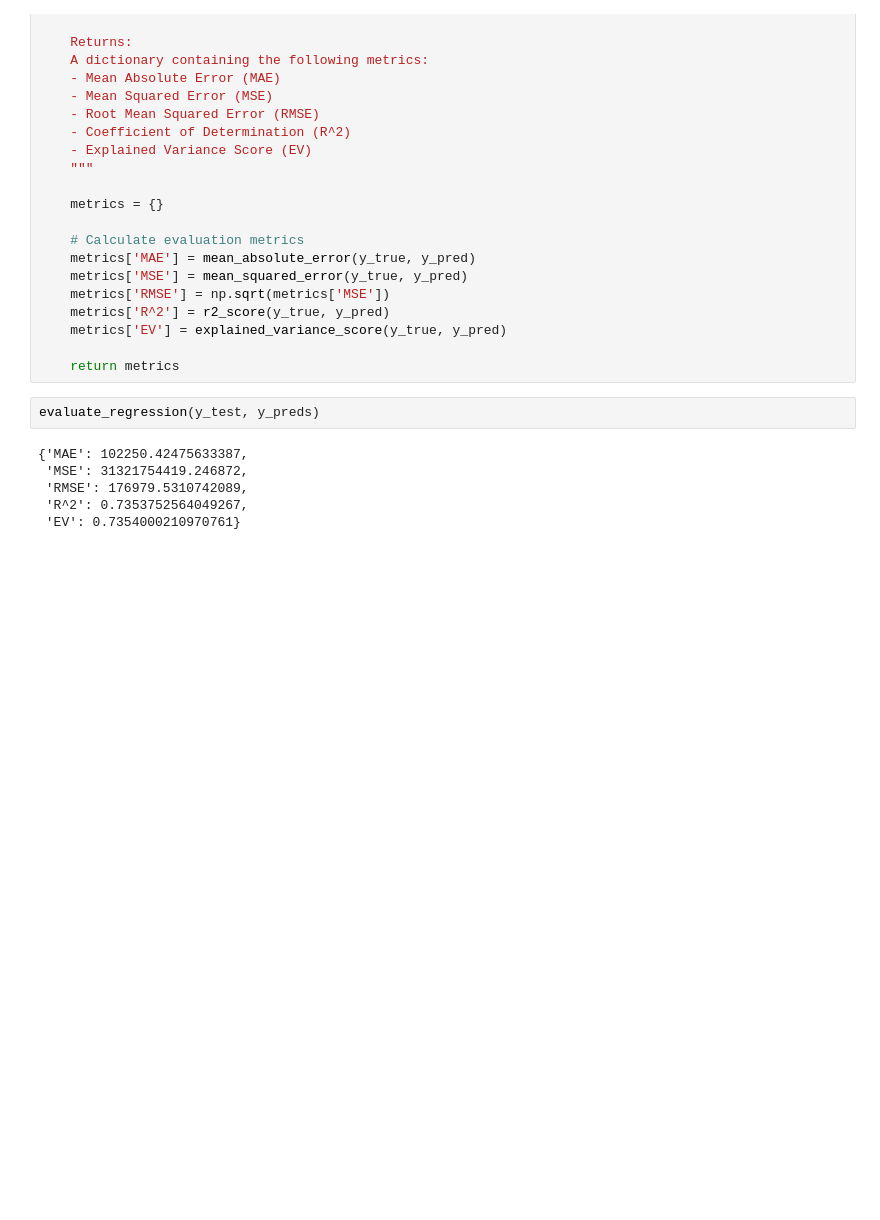
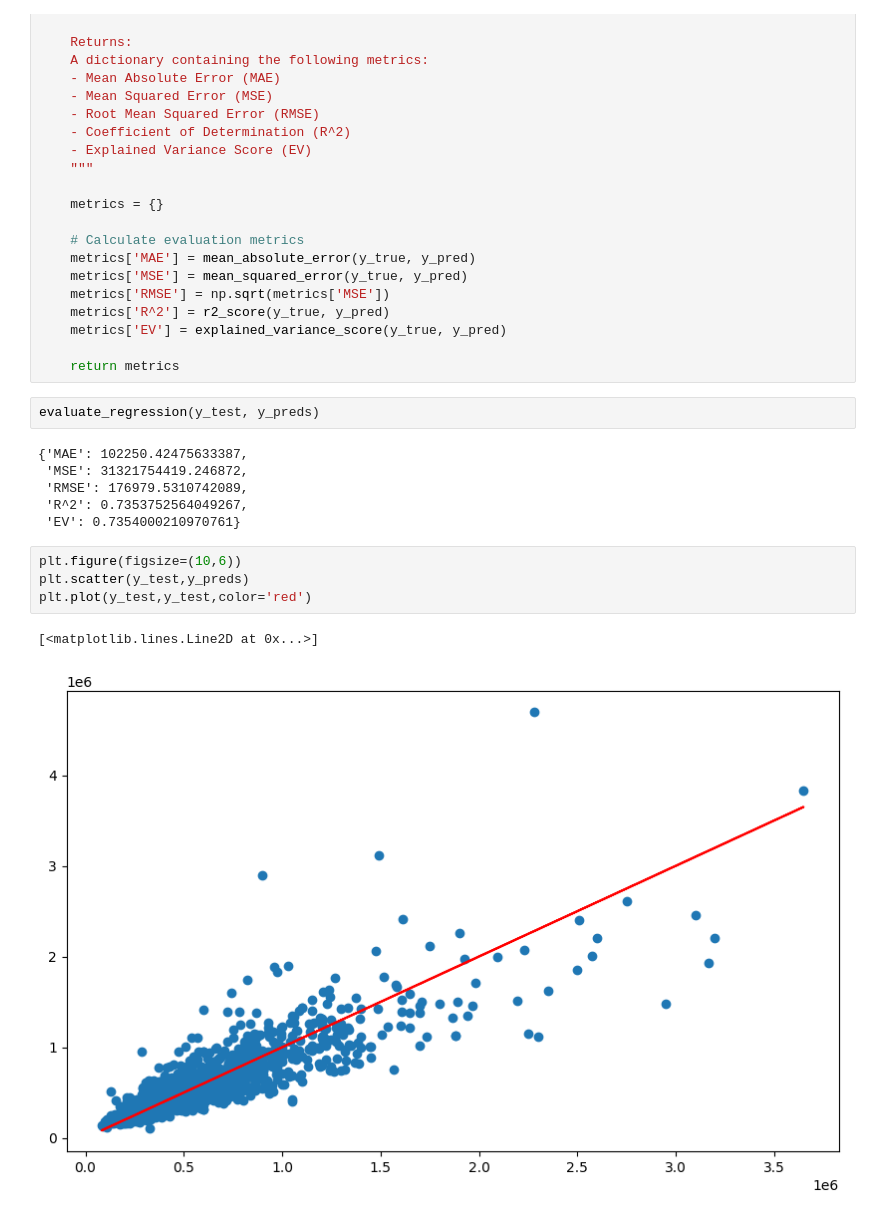
Before and after one commit to PrathamModi001/house_sales_pred_keras, a Jupyter notebook: project.ipynb, the cells around one changed output. Drawn from its saved outputs; the diff is of its cells as text; blank space fills up the shorter version.

Commit message:
a graph to show how wrong

```diff
--- a/project.ipynb
+++ b/project.ipynb
@@ -494,3 +494,10 @@ evaluate_regression(y_test, y_preds)
  'RMSE': 176979.5310742089,
  'R^2': 0.7353752564049267,
  'EV': 0.7354000210970761}
+# %%
+plt.figure(figsize=(10,6))
+plt.scatter(y_test,y_preds)
+plt.plot(y_test,y_test,color='red')
+# %% [output]
+[<matplotlib.lines.Line2D at 0x...>]
+[figure, added]
```
